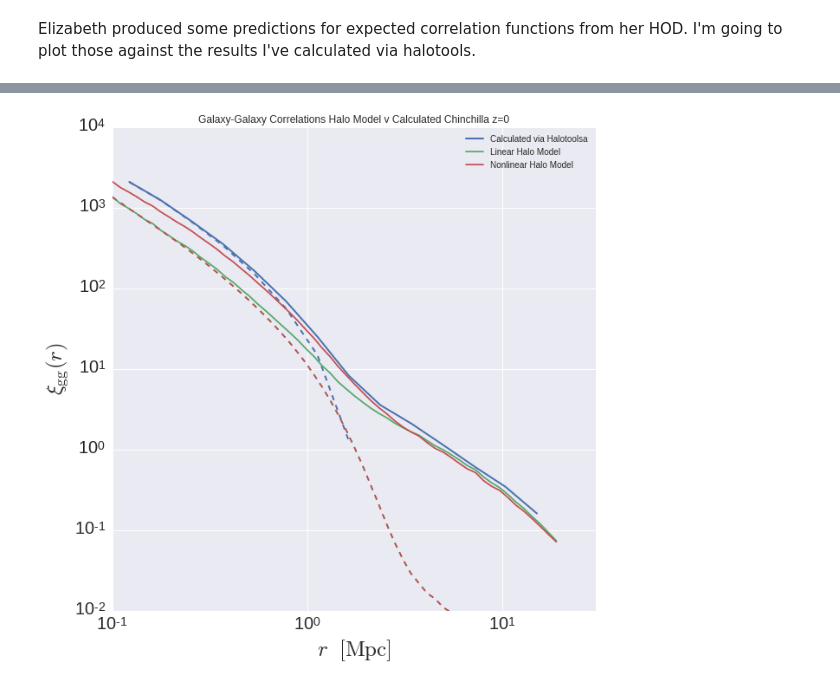
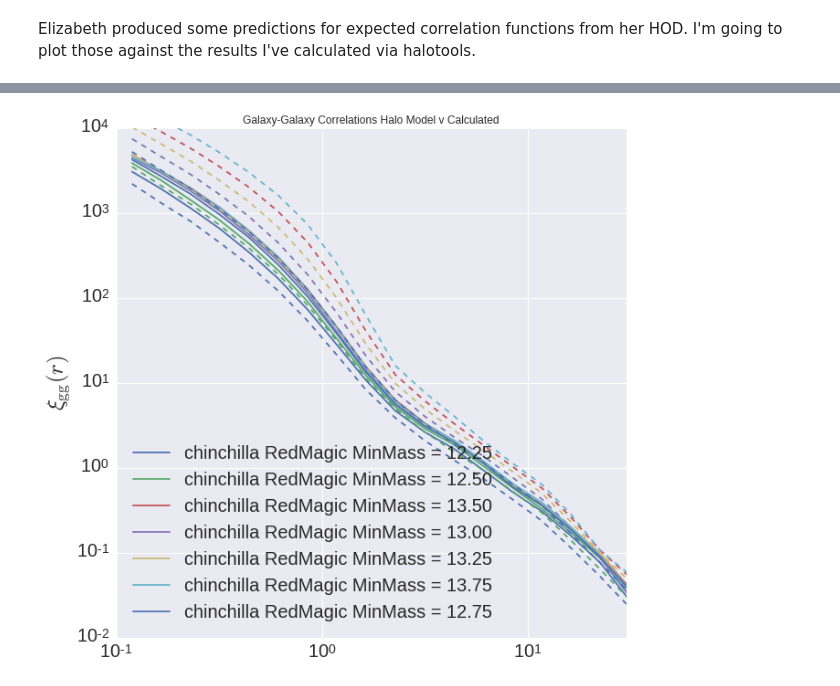
Before and after one commit to mclaughlin6464/HODEmulator, a Jupyter notebook: predictionsVCalculated.ipynb, the cells around one changed output, grey strips where cells are left out. Cells and saved outputs as stored; diff of their text form; code cells hidden in the pictures.

```diff
--- a/predictionsVCalculated.ipynb
+++ b/predictionsVCalculated.ipynb
@@ -20,5 +13,9 @@ predictions['default'] = np.loadtxt(datadir+'halo_model_default.txt')
 # %%
 a = 1.0
+outputdir = '/u/ki/swmclau2/des/HODOutput/'
 
-rbins = np.logspace(-1, 1.25, 15)
-rbin_centers = (rbins[1:]+rbins[:-1])/2
+sim = 'chinchilla'
+datadir = outputdir+'%s_step_tests/'%sim
+
+#rbins = np.logspace(-1, 1.25, 15)
+#rbin_centers = (rbins[1:]+rbins[:-1])/2
@@ -46,0 +35,7 @@ for boxsize, npart in boxsize_npart:
+# %%
+data = {}
+predictions = {}
+#for mMin in [12.0+i*0.25 for i in xrange(8)]:
+for mMin in [ 12.25, 12.50, 12.75, 13.0, 13.25, 13.5, 13.75]:
+    data[mMin] = np.loadtxt(datadir+'xi_all_%.3f_default_400_2048_mm_%.2f.npy'%(a,mMin) )
+    predictions[mMin] = np.loadtxt('/u/ki/swmclau2/des/HODOutput/xi_chinchilla/redm_Mmin%.2f'%(mMin) )
@@ -47,33 +90,25 @@ for boxsize, npart in boxsize_npart:
 # %%
+colors = cycle(sns.color_palette())
+
 fig = plt.figure(figsize = (10,10))
-version_names = ['Lb250-2560']
-for vn, color in zip(version_names, colors):
-#for sim, color in zip(simnames, colors):
-    rz = 1.0/a -1
-    #MPC/h v MPC issue?
-    plt.plot(rbin_centers, ch_data[vn][0], lw = 2,
-             label='Calculated via Halotoolsa', color=color)
-             #label = sim, color = color)
-    plt.plot(rbin_centers, ch_data[vn][1], ls = '--', lw = 2, color = color)
-    #plt.plot(rbin_centers, data[vn][2], ls = '-.', color = color)
+for mMin, color in zip(data.iterkeys(), colors):
+    rbins = np.logspace(-1, 1.7, 20)
+    rbin_centers = (rbins[1:]+rbins[:-1])/2
 
-c = next(colors)
-plt.plot(prediction[:, 0], prediction[:, 1],  label = 'Linear Halo Model', color = c)
-plt.plot(prediction[:, 0], prediction[:, 2], ls = '--', color = c)
-c = next(colors)
-plt.plot(predictions['default'][:, 0], predictions['default'][:, 1],  label = 'Nonlinear Halo Model', color = c)
-plt.plot(predictions['default'][:, 0], predictions['default'][:, 2], ls = '--', color = c)
+    plt.plot(rbin_centers, data[mMin], label = '%s RedMagic MinMass = %.2f'%(sim, mMin), color = color)
+    plt.plot(predictions[mMin][:,0], predictions[mMin][:,1], ls = '--', color = color  )
 
-plt.title('Galaxy-Galaxy Correlations Halo Model v Calculated Chinchilla z=0')
+
+plt.title('Galaxy-Galaxy Correlations Halo Model v Calculated')
 plt.xlim(xmin = 0.1, xmax = 30)
 plt.ylim(ymin = 1e-2, ymax = 1e4)
 plt.loglog()
 plt.xticks(fontsize=20)
 plt.yticks(fontsize=20)
-plt.xlabel(r'$r $  $\rm{[Mpc]}$', fontsize=25)
+#plt.xlabel(r'$r $  $\rm{[Mpc]}$', fontsize=25)
 plt.ylabel(r'$\xi_{\rm gg}(r)$', fontsize=25)
-plt.legend(loc='best', fontsize=10)
+plt.legend(loc='best', fontsize=20)
 
 plt.show()
 # %% [output]
-[figure, old version]
+[figure, new version]
```
Also changed, not shown: parts of 30 cells of this notebook, 1 other file.
